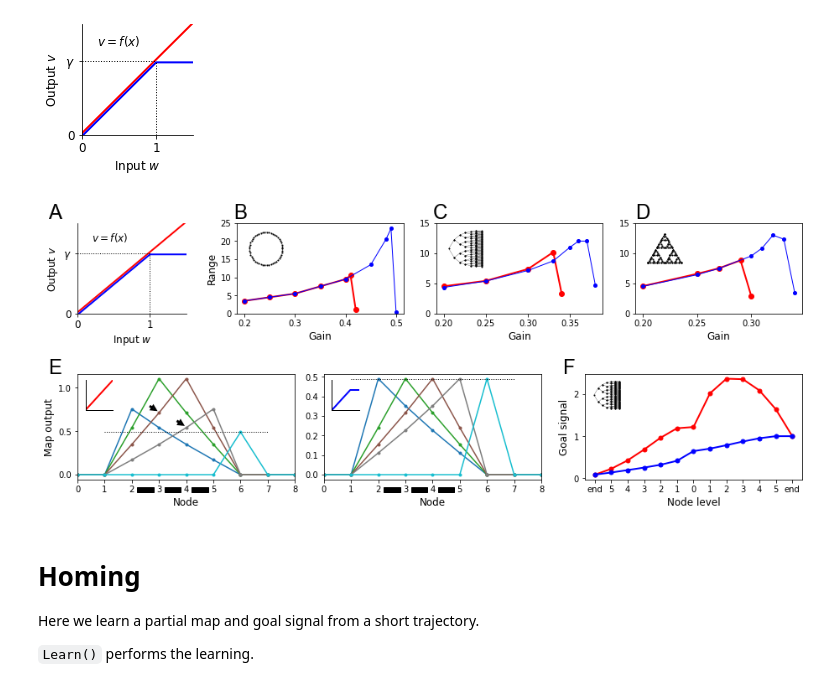
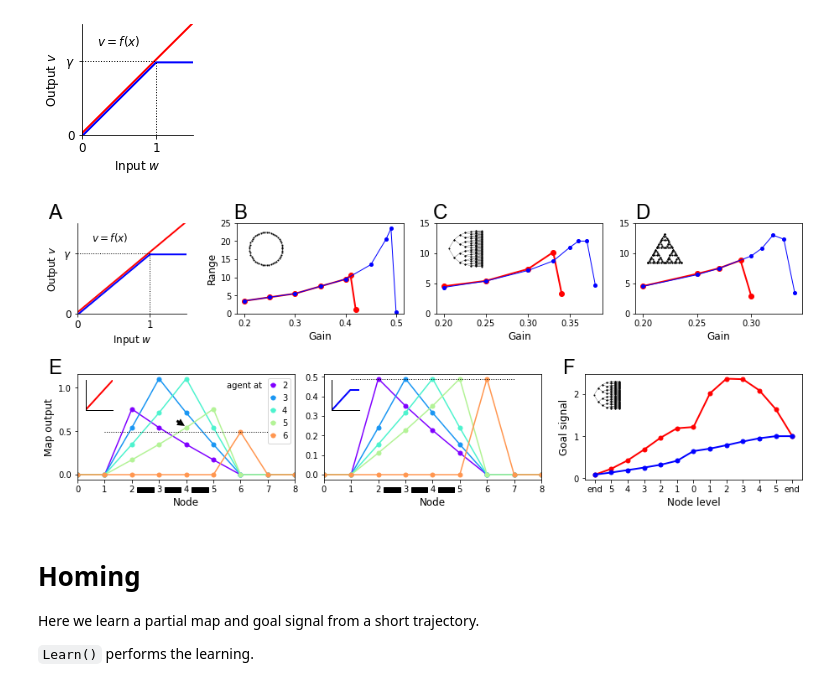
Before and after one commit to markusmeister/Endotaxis-2023, a Jupyter notebook: Endotaxis-F.ipynb, the cells around one changed output. Cells and saved outputs as stored; diff of their text form; code cells hidden in the pictures.

```diff
--- a/Endotaxis-F.ipynb
+++ b/Endotaxis-F.ipynb
@@ -3264,12 +3264,12 @@ do_binary_graph1(ax[5],ms=1,lw=0.25)
 do_hanoi_graph1(ax[6],ms=1,lw=0.25)
 
 axes=ax[7]
-cm = plt.get_cmap('tab10')
+cm = plt.get_cmap('rainbow')
 Y0=Vs[-5:]
 nc=len(Y0)
-axes.set_prop_cycle(color=cm(np.linspace(0,1,nc)))
+axes.set_prop_cycle(color=cm(np.linspace(0,0.8,nc)))
 for i in range(nc):
-    axes.plot(Y0[i],marker='o',ms=3)
+    axes.plot(Y0[i],marker='o',ms=5)
 axes.plot([24,30],[Y0[-1,29],Y0[-1,29]],color='k',ls=':',lw=1)
 axes.set_xlim(23,31);
 axes.set_xticks(np.arange(23,32));
@@ -3277,16 +3277,13 @@ axes.set_yticks([0,0.5,1]);
 axes.set_xticklabels(list(range(0,9)));
 axes.set_xlabel('Node',fontsize=12);
 axes.set_ylabel('Map output',fontsize=12);
+axes.text(28.5,1,'agent at',fontsize=10)
+axes.legend('23456',handlelength=0.5)
 for x in [25,26,27]:
     axes.add_patch(patches.Rectangle((x+0.2,-0.2),0.6,0.06,
                                       linewidth=1, edgecolor='k', facecolor='k',
                                       clip_on=False)
                    )
-axes.annotate(text='',
-           xy=(26,0.72),xytext=(25.6,0.8),
-           arrowprops=dict(arrowstyle='-|>',linewidth=3,joinstyle='miter',capstyle='butt'),
-           annotation_clip=False,
-              );
 axes.annotate(text='',
            xy=(27,0.55),xytext=(26.6,0.63),
            arrowprops=dict(arrowstyle='-|>',linewidth=3,joinstyle='miter',capstyle='butt'),
@@ -3296,9 +3293,9 @@ axes.annotate(text='',
 axes=ax[8]
 Y1=Vs_nonlin[-5:]
 nc=len(Y1)
-axes.set_prop_cycle(color=cm(np.linspace(0,1,nc)))
+axes.set_prop_cycle(color=cm(np.linspace(0,0.8,nc)))
 for i in range(nc):
-    axes.plot(Y1[i],marker='o',ms=3)
+    axes.plot(Y1[i],marker='o',ms=5)
 axes.plot([24,30],[Y1[-1,29],Y1[-1,29]],color='k',ls=':',lw=1)
 axes.set_xlim(23,31);
 axes.set_xticks(np.arange(23,32));
@@ -3307,34 +3304,34 @@ axes.set_xlabel('Node',fontsize=12);
 for x in [25,26,27]:
     axes.add_patch(patches.Rectangle((x+0.2,-0.09),0.6,0.025,
                                       linewidth=1, edgecolor='k', facecolor='k',
                                       clip_on=False)
                    )
 
 axes=ax[9]
 p2=[73,36,17,8,3,1,0,2,6,13,28,57,116] # path leaf to leaf
 plot(E[116,p2],fmts=['ro-'],axes=axes);
 plot(E_nonlin[116,p2],fmts=['bo-'],axes=axes);
 axes.set_xticks(np.arange(len(p2)));
 axes.set_xticklabels(['end',5,4,3,2,1,0,1,2,3,4,5,'end']);
 axes.set_yticks([0,1,2]);
 axes.set_xlabel('Node level',fontsize=12);
 axes.set_ylabel('Goal signal',fontsize=12);
 
 draw_icon_lin(ax[10],lw=1)
 draw_icon_nonlin(ax[11],lw=1)
 do_binary_graph1(ax[12],ms=1,lw=0.25)
 y=0.9
 X=[-0.04,0.215,0.49,0.77]
 for x,l in zip(X,'ABCD'):
     fig.text(x,y,l,fontsize=24,font='Arial',va='bottom',ha='left');
 y=0.45
 X=[-0.04,0.67]
 for x,l in zip(X,'EF'):
     fig.text(x,y,l,fontsize=24,font='Arial',va='top',ha='left');
 
 plt.savefig('figs/Nonlinear.pdf',bbox_inches='tight')
 # %% [output]
-[figure, old version]
+[figure, new version]
 # %% [markdown]
 # Homing
 
```
Also changed, not shown: parts of 5 cells of this notebook, 11 other files.
